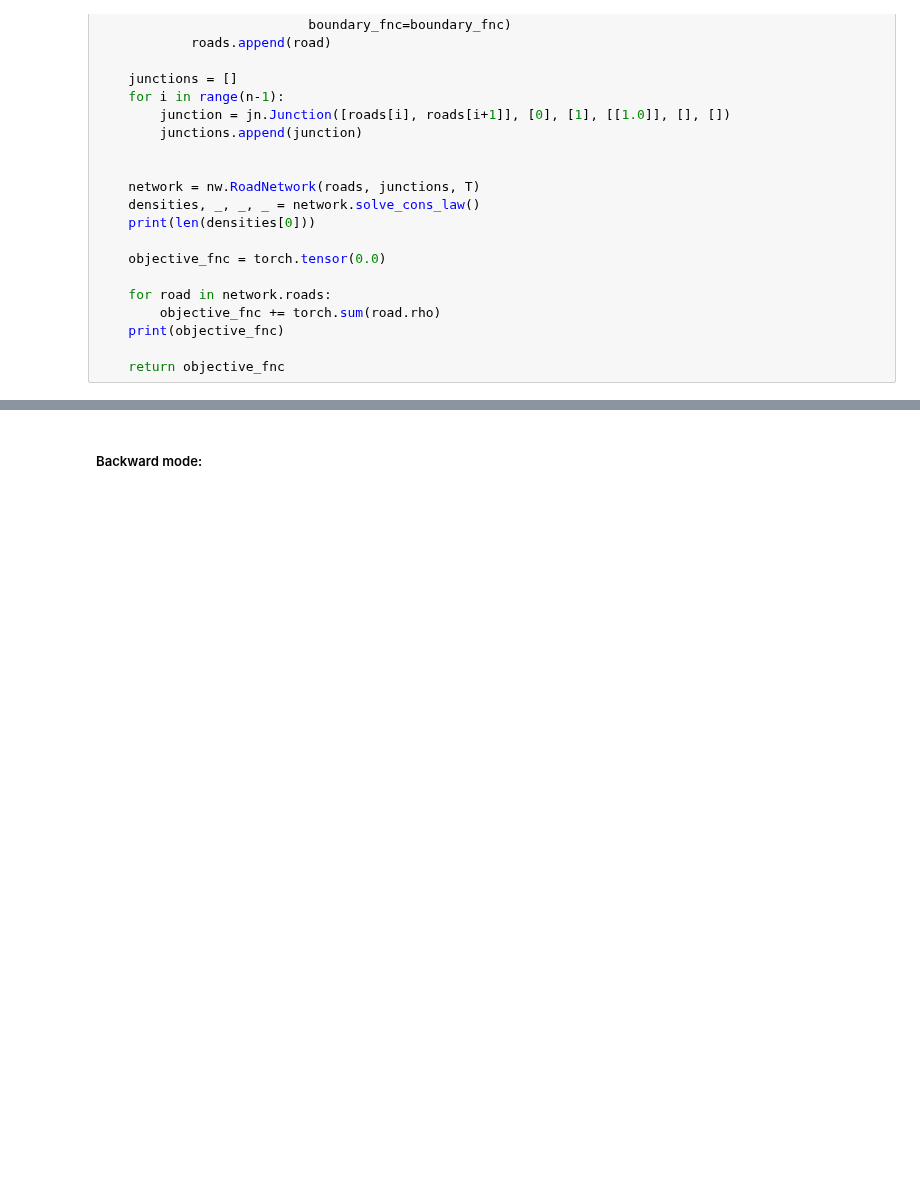
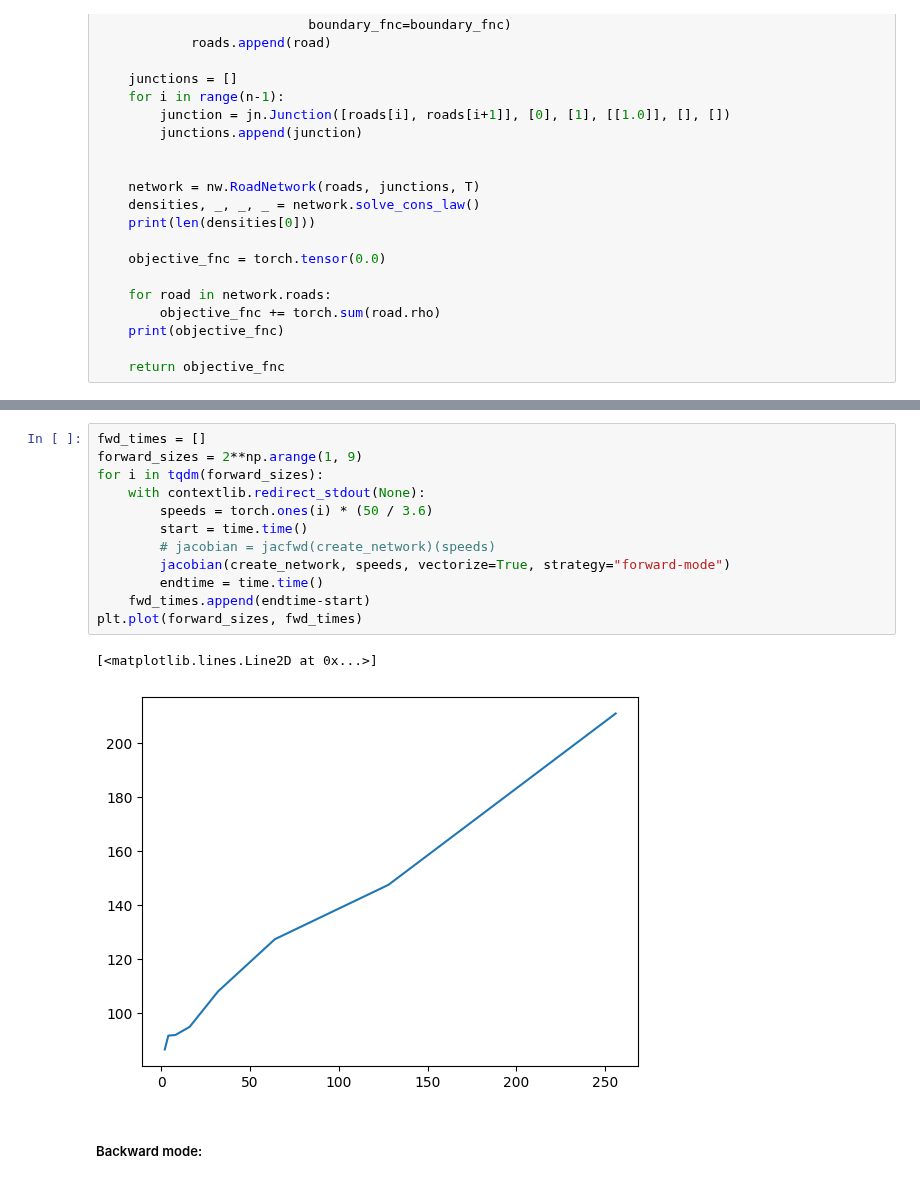
Before and after one commit to TorjeiHelset/master_project, a Jupyter notebook: notebooks/comparing_fwd_bwd_ad.ipynb, the cells around one changed output, grey strips where cells are left out. Saved outputs shown, nothing was run; the diff lists cells and outputs as text; blank space fills up the shorter version.

```diff
--- a/notebooks/comparing_fwd_bwd_ad.ipynb
+++ b/notebooks/comparing_fwd_bwd_ad.ipynb
@@ -220,2 +144,17 @@ Jacobi matrix: tensor([2.5428e-08, 2.5428e-08])
+# %%
+fwd_times = []
+forward_sizes = 2**np.arange(1, 9)
+for i in tqdm(forward_sizes):
+    with contextlib.redirect_stdout(None):
+        speeds = torch.ones(i) * (50 / 3.6)
+        start = time.time()
+        # jacobian = jacfwd(create_network)(speeds)
+        jacobian(create_network, speeds, vectorize=True, strategy="forward-mode")
+        endtime = time.time()
+    fwd_times.append(endtime-start)
+plt.plot(forward_sizes, fwd_times)
+# %% [output]
+[<matplotlib.lines.Line2D at 0x...>]
+[figure, added]
 # %% [markdown]
 ##### Backward mode:
```
Also changed, not shown: parts of 8 cells of this notebook, 1 other file.
